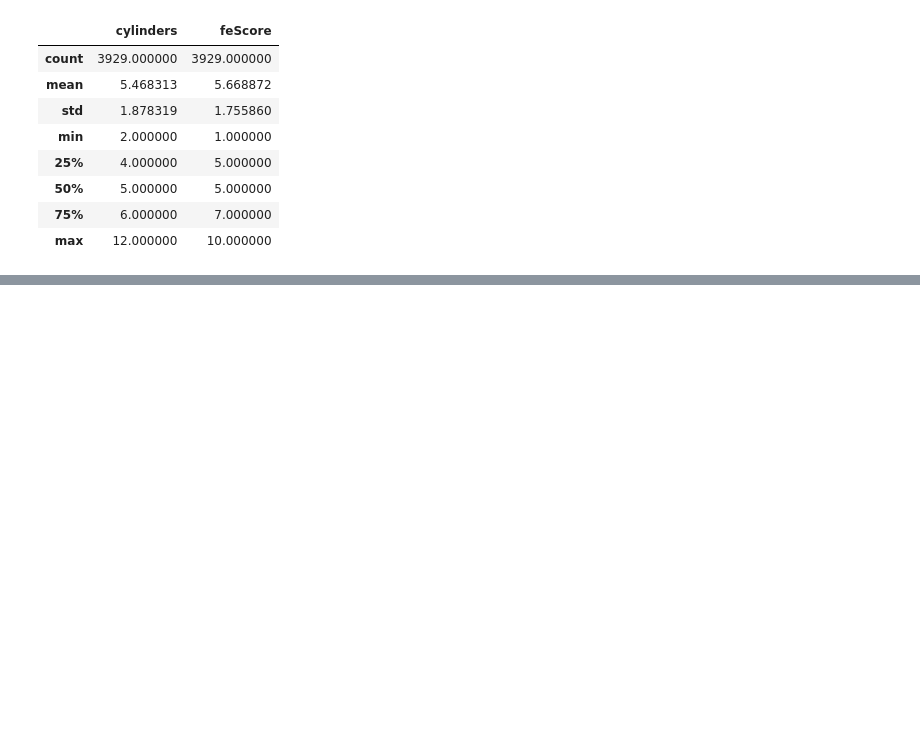
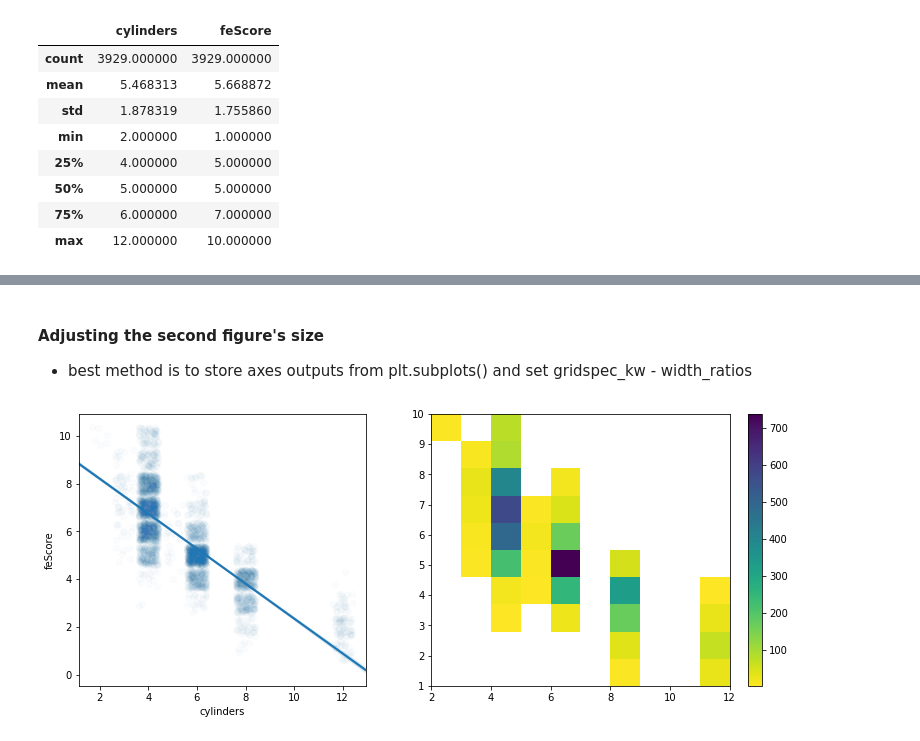
Before and after one commit to rashokanand/python_viz_matplotlib_seaborn, a Jupyter notebook: Bivariate_visualizations.ipynb, the cells around one changed output, grey strips where cells are left out. Drawn from its saved outputs; the diff is of its cells as text; code cells hidden in the pictures; blank space fills up the shorter version.

```diff
--- a/Bivariate_visualizations.ipynb
+++ b/Bivariate_visualizations.ipynb
@@ -108,0 +122,12 @@ car_df[['cylinders','feScore']].describe()
+# %% [markdown]
+#### Adjusting the second figure's size
+- best method is to store axes outputs from plt.subplots() and set gridspec_kw - width_ratios
+# %%
+f, (a0, a1) = plt.subplots(1, 2, gridspec_kw={'width_ratios': [ 1,1.3]},figsize=(13,5))
+sb.regplot(data = car_df,x='cylinders',y='feScore',x_jitter=0.4,y_jitter=0.4,scatter_kws={'alpha':0.02},ax=a0)
+
+
+p = a1.hist2d(data = car_df,x='cylinders',y='feScore',cmap='viridis_r',cmin=1);
+plt.colorbar(p[3]);
+# %% [output]
+[figure, added]
```
Also changed, not shown: parts of 2 cells of this notebook.
